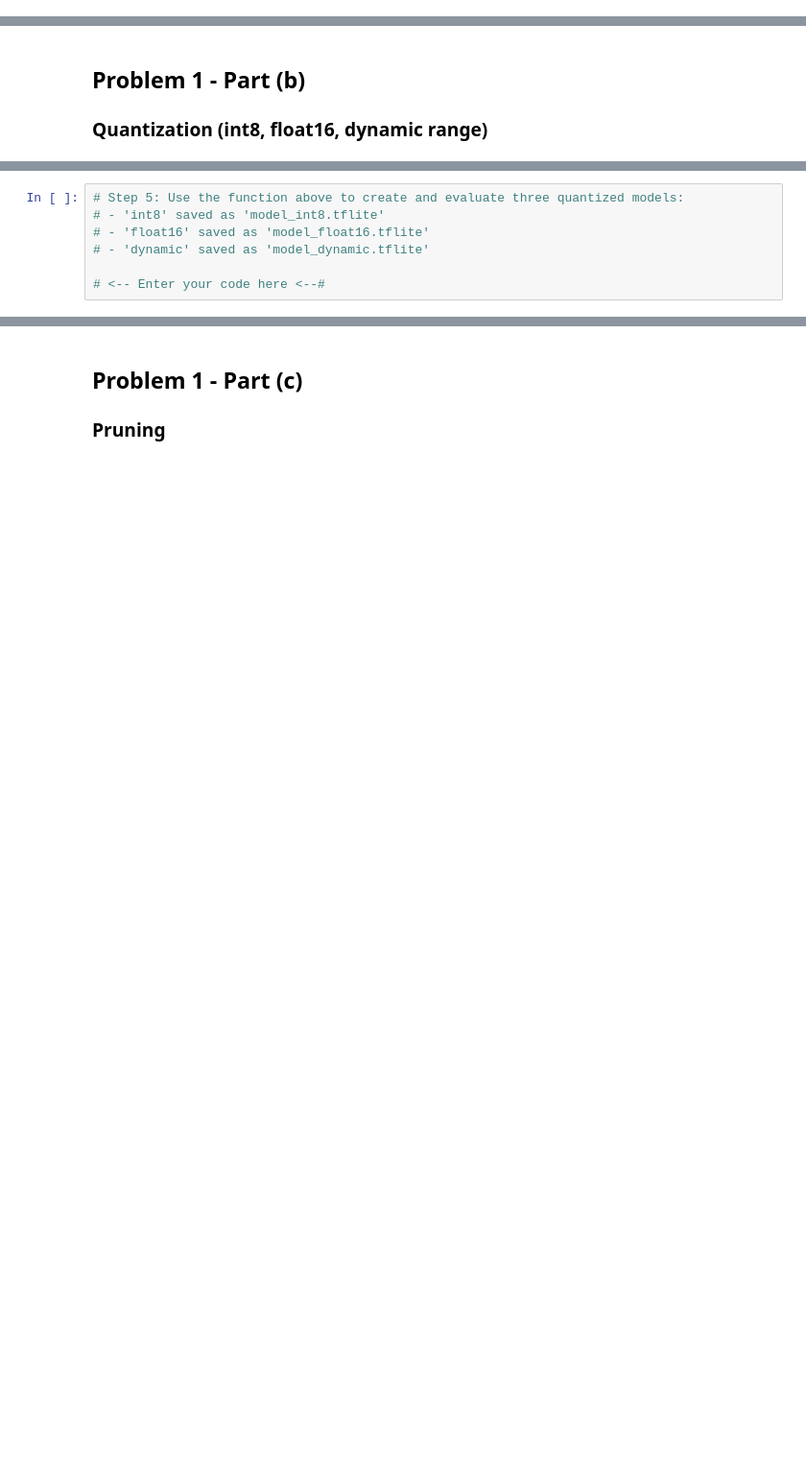
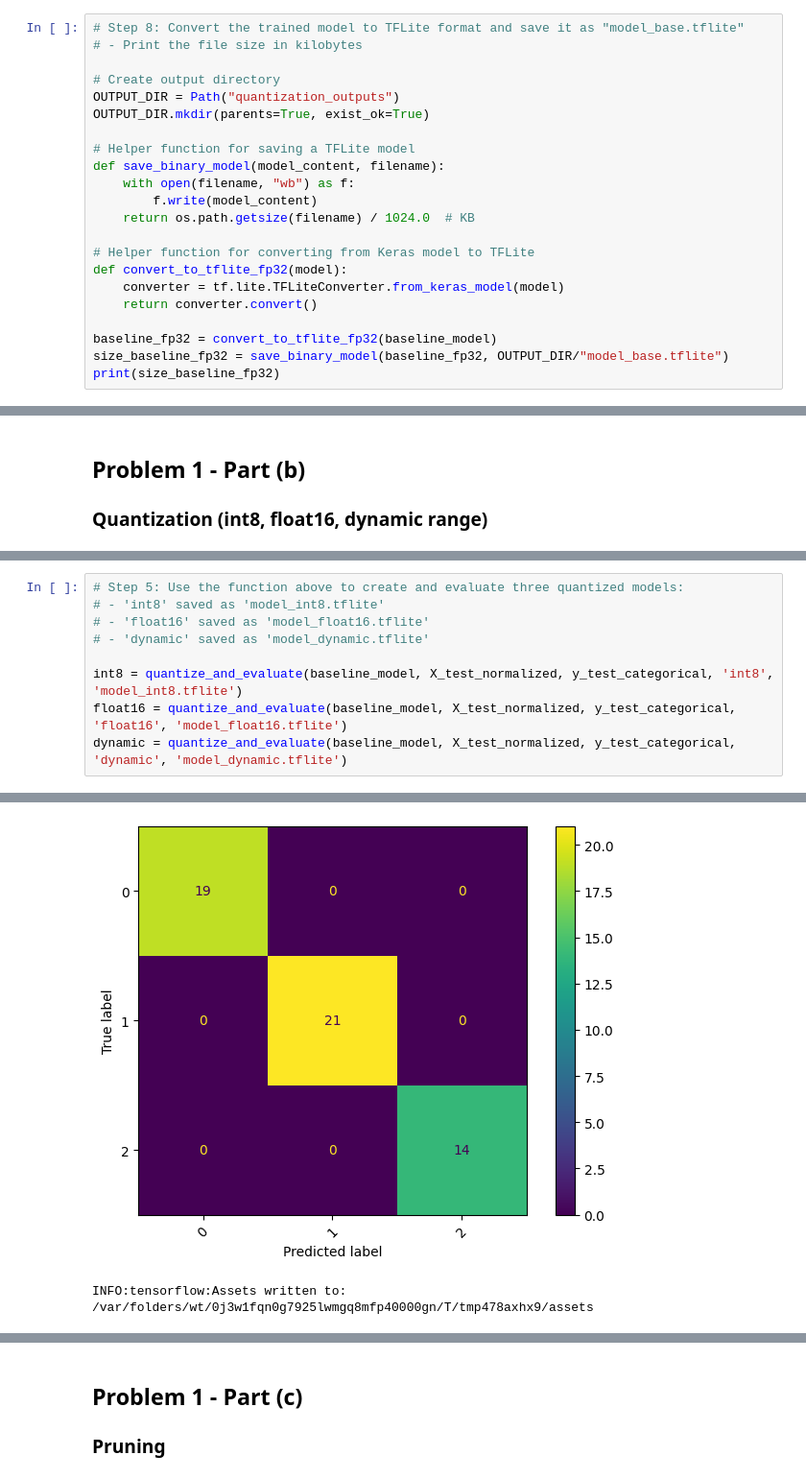
Before and after one commit to nhl01/EE446Labs, a Jupyter notebook: Assignment1/Nick_Leung_EE446_HW1_Pro.ipynb, the cells around one changed output, grey strips where cells are left out. Shown at 96% size. Cells and saved outputs as stored; diff of their text form; blank space fills up the shorter version.

```diff
--- a/Assignment1/Nick_Leung_EE446_HW1_Pro.ipynb
+++ b/Assignment1/Nick_Leung_EE446_HW1_Pro.ipynb
@@ -149,0 +214,22 @@ Name: count, dtype: int64
+# %%
+# Step 8: Convert the trained model to TFLite format and save it as "model_base.tflite"
+# - Print the file size in kilobytes
+
+# Create output directory
+OUTPUT_DIR = Path("quantization_outputs")
+OUTPUT_DIR.mkdir(parents=True, exist_ok=True)
+
+# Helper function for saving a TFLite model
+def save_binary_model(model_content, filename):
+    with open(filename, "wb") as f:
+        f.write(model_content)
+    return os.path.getsize(filename) / 1024.0  # KB
+
+# Helper function for converting from Keras model to TFLite
+def convert_to_tflite_fp32(model):
+    converter = tf.lite.TFLiteConverter.from_keras_model(model)
+    return converter.convert()
+
+baseline_fp32 = convert_to_tflite_fp32(baseline_model)
+size_baseline_fp32 = save_binary_model(baseline_fp32, OUTPUT_DIR/"model_base.tflite")
+print(size_baseline_fp32)
@@ -231,4 +370,7 @@ def quantize_and_evaluate(model, X_test, y_test_cat, quant_type, filename):
 # - 'float16' saved as 'model_float16.tflite'
 # - 'dynamic' saved as 'model_dynamic.tflite'
 
-# <-- Enter your code here <--#
+int8 = quantize_and_evaluate(baseline_model, X_test_normalized, y_test_categorical, 'int8', 'model_int8.tflite')
+float16 = quantize_and_evaluate(baseline_model, X_test_normalized, y_test_categorical, 'float16', 'model_float16.tflite')
+dynamic = quantize_and_evaluate(baseline_model, X_test_normalized, y_test_categorical, 'dynamic', 'model_dynamic.tflite')
+# %% [output]
@@ -234,0 +399,2 @@ def quantize_and_evaluate(model, X_test, y_test_cat, quant_type, filename):
+[figure, added]
+INFO:tensorflow:Assets written to: /var/folders/wt/0j3w1fqn0g7925lwmgq8mfp40000gn/T/tmp478axhx9/assets
```
Also changed, not shown: parts of 26 cells of this notebook, 1 other file.
